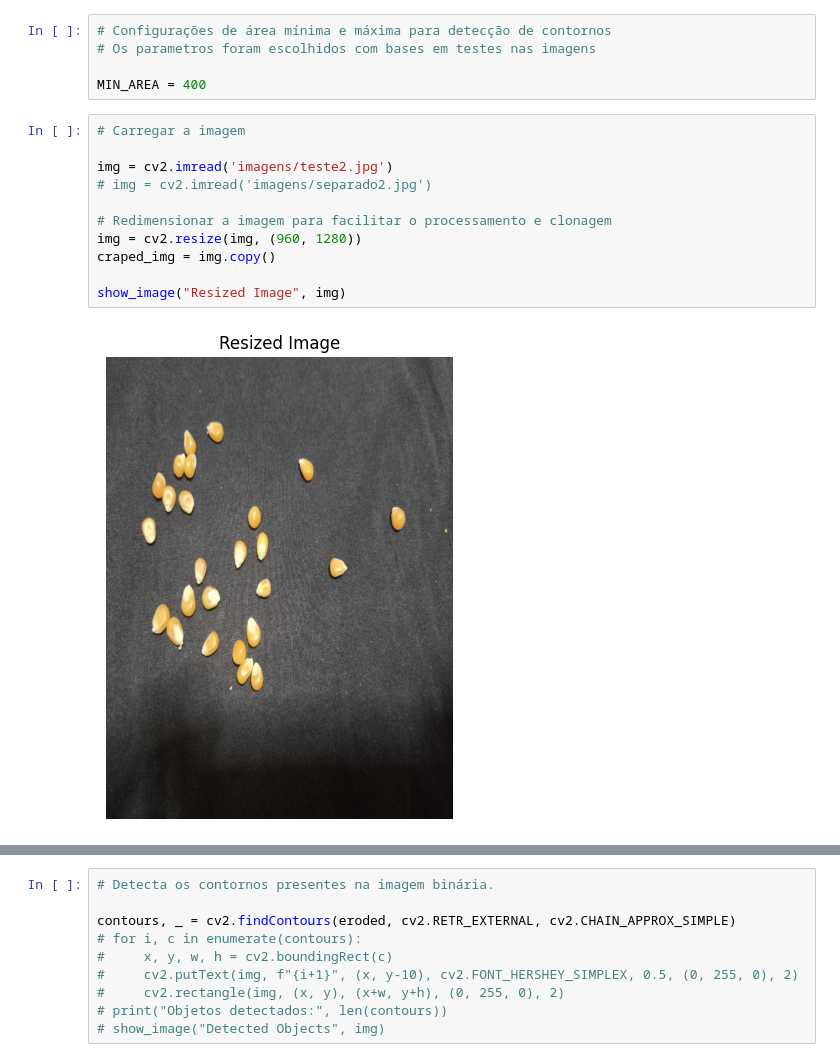
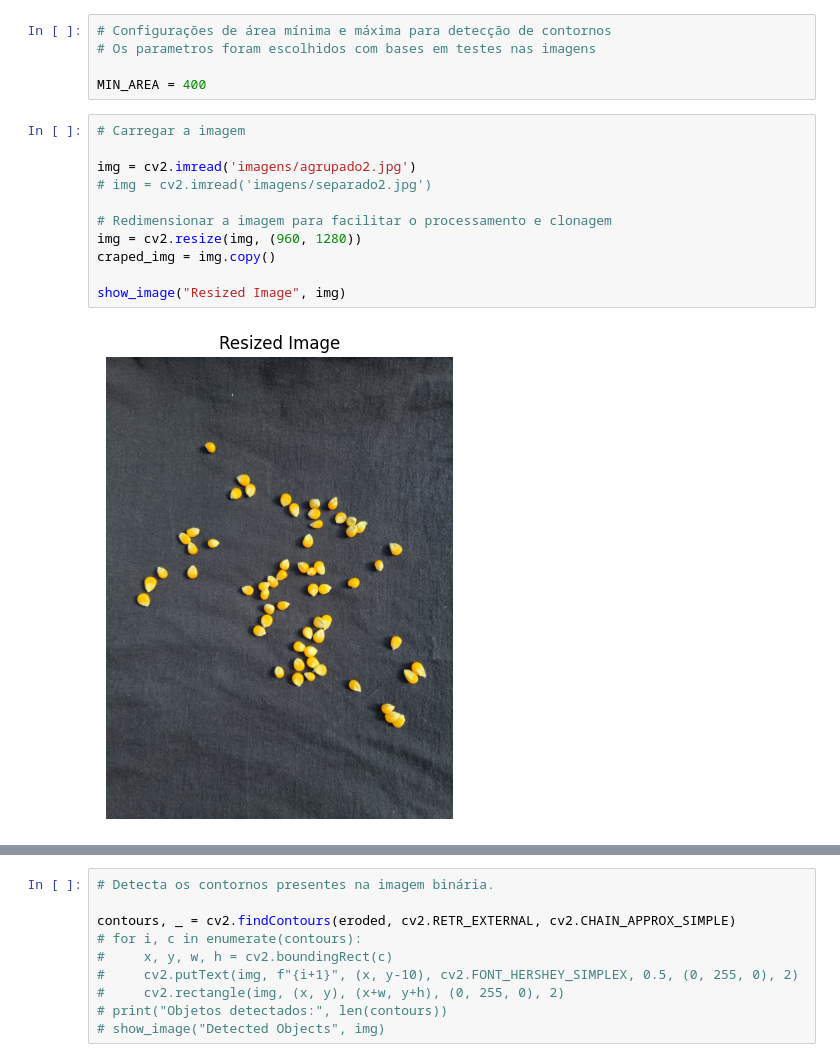
Before and after one commit to piedro404/agro-grain-analyzer, a Jupyter notebook: analyze_corn_ai.ipynb, the cells around one changed output, grey strips where cells are left out. Cells and saved outputs as stored; diff of their text form.

```diff
--- a/analyze_corn_ai.ipynb
+++ b/analyze_corn_ai.ipynb
@@ -33,16 +33,16 @@ MIN_AREA = 400
 # %%
 # Carregar a imagem
 
-img = cv2.imread('imagens/teste2.jpg')
+img = cv2.imread('imagens/agrupado2.jpg')
 # img = cv2.imread('imagens/separado2.jpg')
 
 # Redimensionar a imagem para facilitar o processamento e clonagem
 img = cv2.resize(img, (960, 1280))
 craped_img = img.copy()
 
 show_image("Resized Image", img)
 # %% [output]
-[figure, old version]
+[figure, new version]
 # %%
 # Converte a imagem de BGR para tons de cinza.
 # Isso reduz a complexidade da imagem para um único canal de intensidade, facilitando etapas posteriores como limiarização e detecção de bordas.
```
Also changed, not shown: parts of 6 cells of this notebook.
